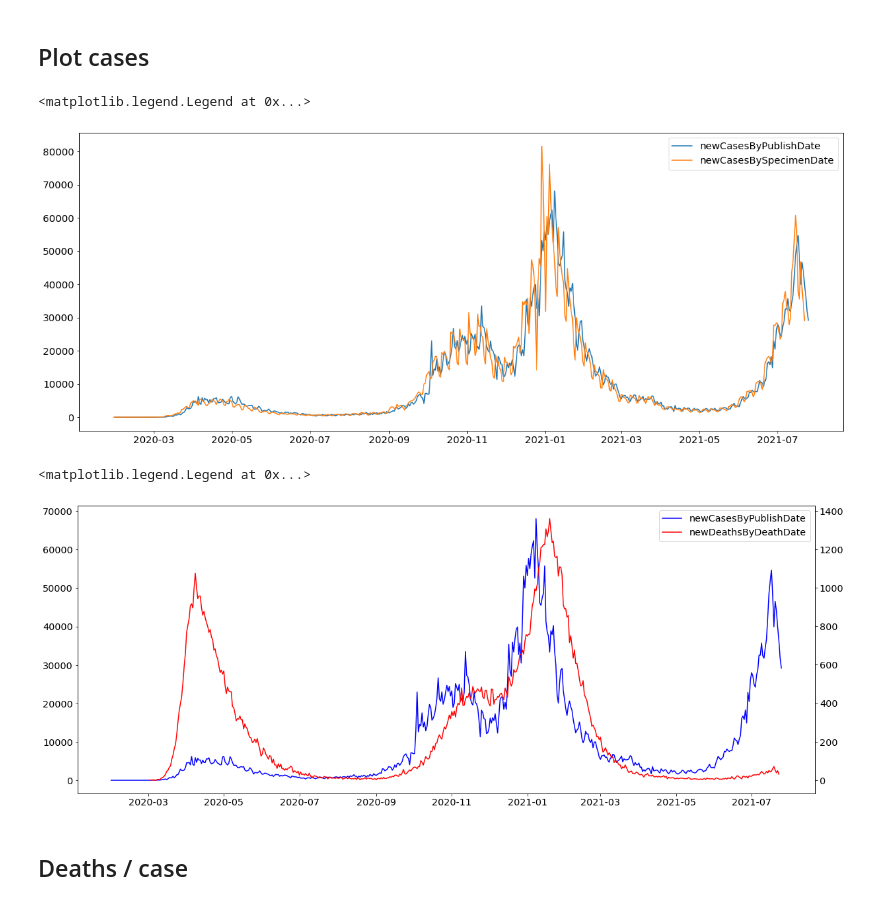
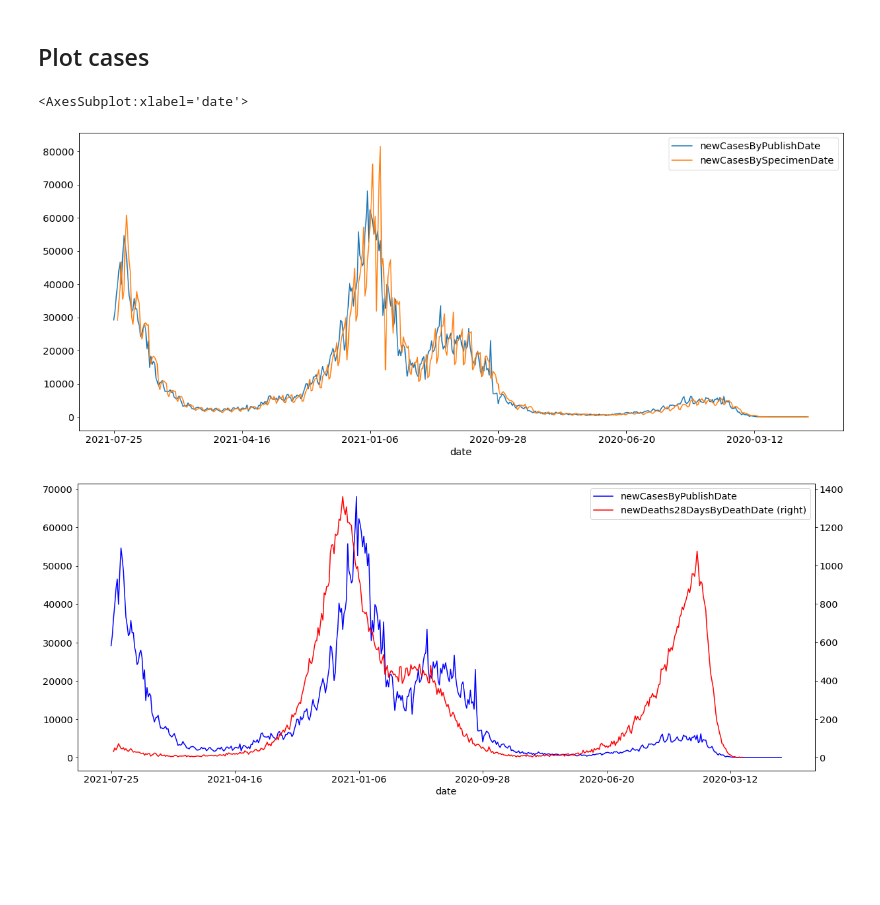
Before and after one commit to rhysgt/covid_analysis, a Jupyter notebook: analysis.ipynb, the cells around one changed output. Cells and saved outputs as stored; diff of their text form; code cells hidden in the pictures; blank space fills up the shorter version.

```diff
--- a/analysis.ipynb
+++ b/analysis.ipynb
@@ -34,3 +35,5 @@ cases_and_deaths = {
 
 api = Cov19API(filters=none, structure=cases_and_deaths)
 data = api.get_json()  # Returns a dictionary
+
+data_df = pd.DataFrame(data['data'])  # Change to dataframe
@@ -41,32 +65,17 @@ Last update: 2021-07-25T16:41:18.000000Z
 # %% [markdown]
 ## Plot cases
 # %%
-plt.subplots(1, 1)
+fig, ax = plt.subplots(1, 1)
 
-dates = np.array([elem['date'] for elem in data['data']], dtype = np.datetime64)
-casesPub = np.array([elem['newCasesByPublishDate'] for elem in data['data']], dtype=np.float32)
-casesSpe = np.array([elem['newCasesBySpecimenDate'] for elem in data['data']], dtype=np.float32)
-deathsDea = np.array([elem["newDeaths28DaysByDeathDate"] for elem in data['data']], dtype=np.float32)
-
-
-plt.plot(dates, casesPub, label = 'newCasesByPublishDate')
-plt.plot(dates, casesSpe, label = 'newCasesBySpecimenDate')
-plt.legend()
+data_df.plot(x='date', y='newCasesByPublishDate', ax=ax)
+data_df.plot(x='date', y='newCasesBySpecimenDate', ax=ax)
 # %% [output]
-<matplotlib.legend.Legend at 0x...>
+<AxesSubplot:xlabel='date'>
-[figure, old version]
+[figure, new version]
 # %%
 fig, ax = plt.subplots(1, 1)
-ax2 = ax.twinx()
 
-plt1 = ax.plot(dates, casesPub, label = 'newCasesByPublishDate', c='b')
-plt2 = ax2.plot(dates, deathsDea, label = "newDeathsByDeathDate", c='r')
-
-lns = plt1 + plt2
-labs = [l.get_label() for l in lns]
-ax.legend(lns, labs, loc=0)
+plt1 = data_df.plot(x='date', y='newCasesByPublishDate', ax=ax, c='b')
+plt2 = data_df.plot(x='date', y='newDeaths28DaysByDeathDate', ax=ax, c='r', secondary_y=True)
 # %% [output]
-<matplotlib.legend.Legend at 0x...>
-[figure, old version]
+[figure, new version]
-# %% [markdown]
-## Deaths / case
```
Also changed, not shown: parts of 6 cells of this notebook.
